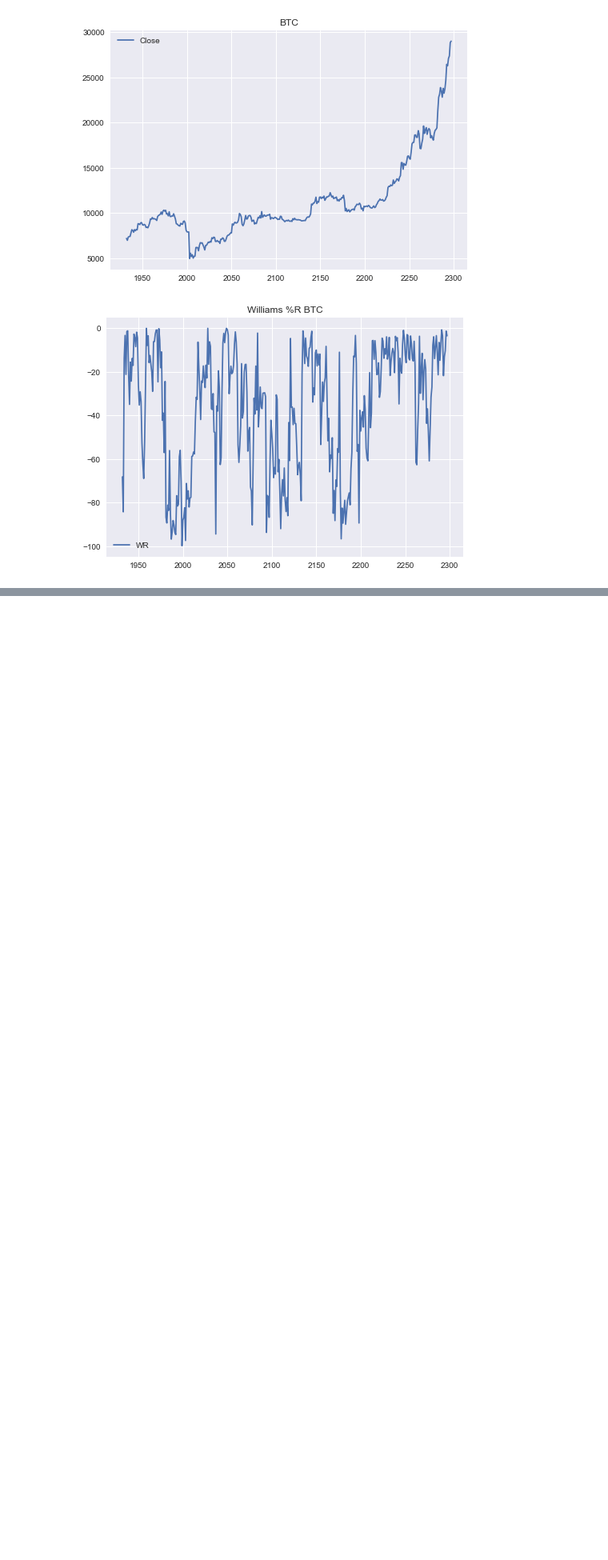
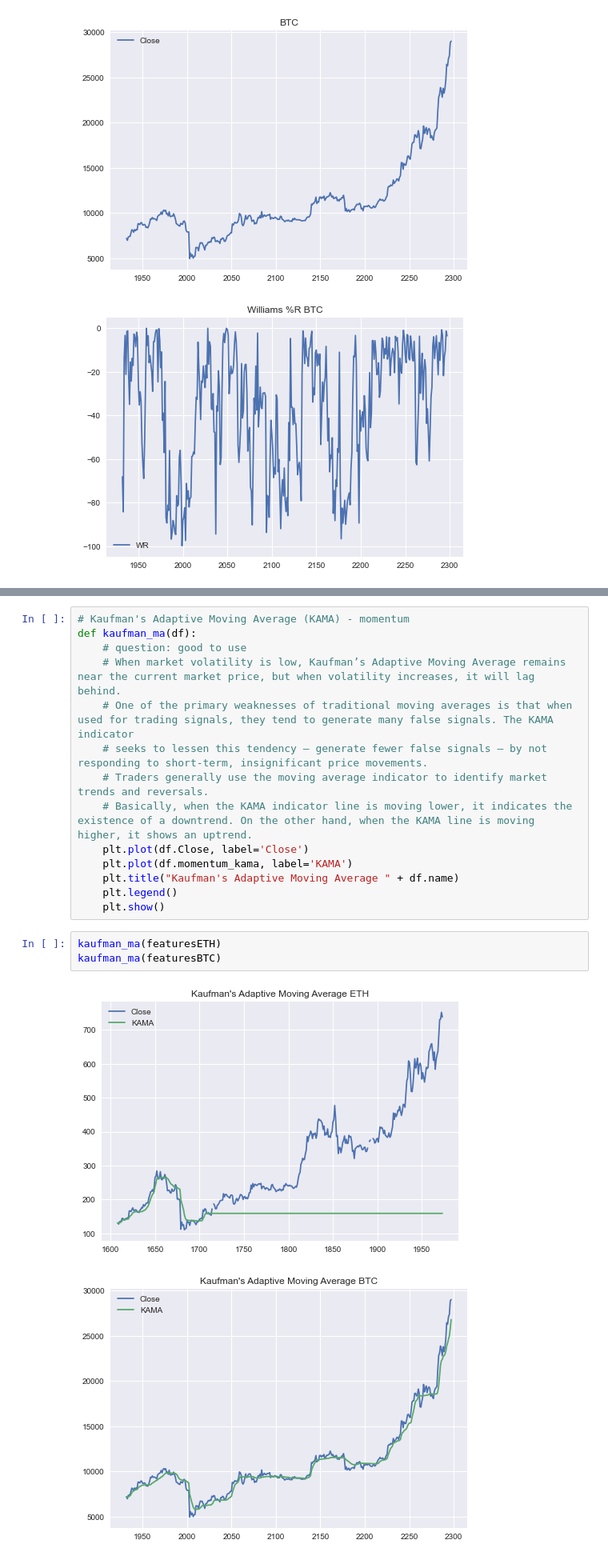
Before and after one commit to malqudah/Technical-Analysis-of-Cryptocurrencies, a Jupyter notebook: project.ipynb, the cells around one changed output, grey strips where cells are left out. Shown at 80% size. Cells and saved outputs as stored; diff of their text form; blank space fills up the shorter version.

```diff
--- a/project.ipynb
+++ b/project.ipynb
@@ -544,0 +568,20 @@ williams_r(featuresBTC)
+# %%
+# Kaufman's Adaptive Moving Average (KAMA) - momentum
+def kaufman_ma(df):
+    # question: good to use
+    # When market volatility is low, Kaufman’s Adaptive Moving Average remains near the current market price, but when volatility increases, it will lag behind.
+    # One of the primary weaknesses of traditional moving averages is that when used for trading signals, they tend to generate many false signals. The KAMA indicator
+    # seeks to lessen this tendency – generate fewer false signals – by not responding to short-term, insignificant price movements.
+    # Traders generally use the moving average indicator to identify market trends and reversals.
+    # Basically, when the KAMA indicator line is moving lower, it indicates the existence of a downtrend. On the other hand, when the KAMA line is moving higher, it shows an uptrend.
+    plt.plot(df.Close, label='Close')
+    plt.plot(df.momentum_kama, label='KAMA')
+    plt.title("Kaufman's Adaptive Moving Average " + df.name)
+    plt.legend()
+    plt.show()
+# %%
+kaufman_ma(featuresETH)
+kaufman_ma(featuresBTC)
+# %% [output]
+[figure, added]
+[figure, added]
```
Also changed, not shown: parts of 9 cells of this notebook.
